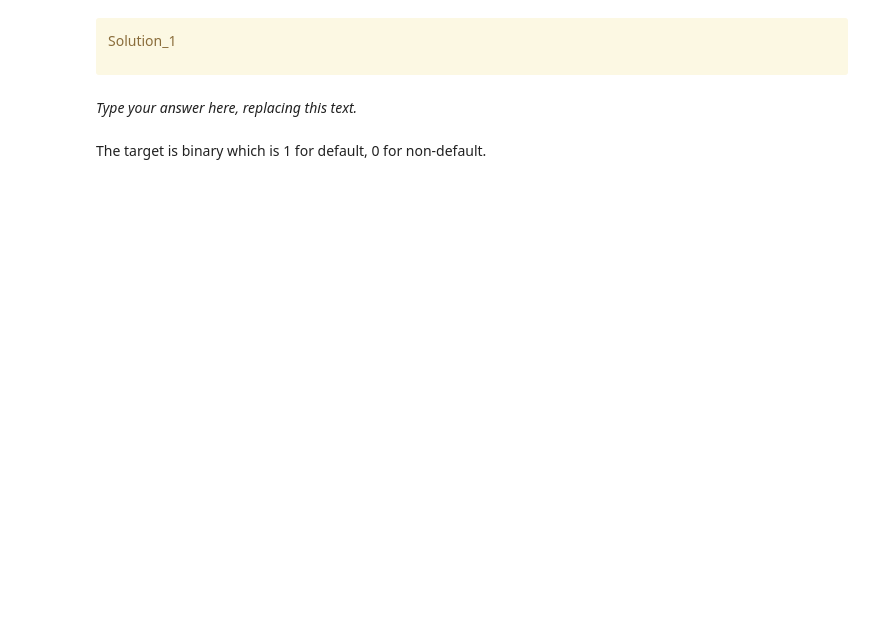
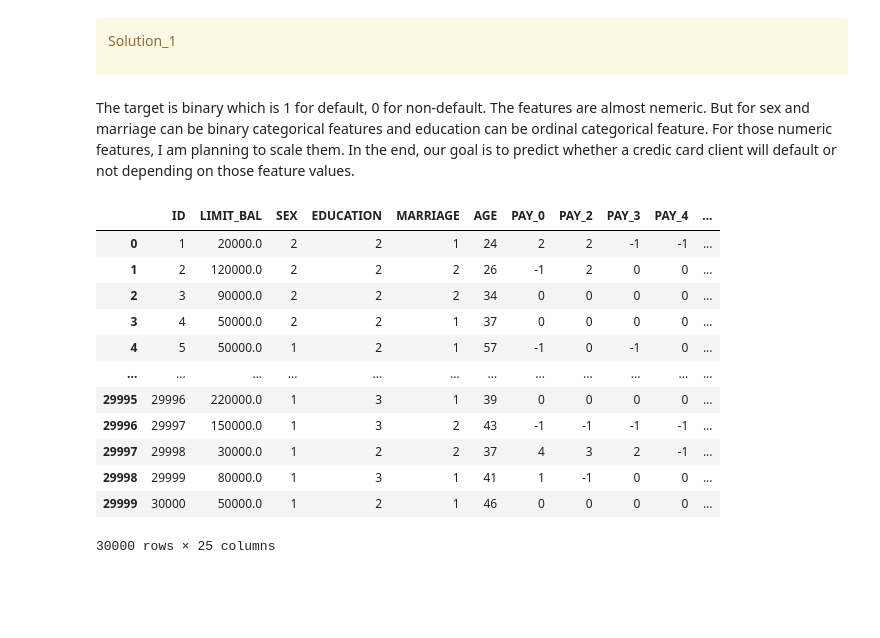
Before and after one commit to Nick-zhen/ML-Project, a Jupyter notebook: hw5/hw5.ipynb, the cells around one changed output. Saved outputs shown, nothing was run; the diff lists cells and outputs as text; code cells hidden in the pictures; blank space fills up the shorter version.

```diff
--- a/hw5/hw5.ipynb
+++ b/hw5/hw5.ipynb
@@ -129,10 +129,25 @@ For this problem, you will use [Default of Credit Card Clients Dataset](https://
 Solution_1
 
 </div>
-# %% [markdown]
-_Type your answer here, replacing this text._
-# %% [markdown]
-The target is binary which is 1 for default, 0 for non-default.
+# %% [markdown]
+The target is binary which is 1 for default, 0 for non-default. The features are almost nemeric. But for sex and marriage can be binary categorical features and education can be ordinal categorical feature. For those numeric features, I am planning to scale them. In the end, our goal is to predict whether a credic card client will default or not depending on those feature values.
+# %%
+data_frame = pd.read_csv("data/UCI_Credit_Card.csv")
+data_frame
+# %% [output]
+|  | ID | LIMIT_BAL | SEX | EDUCATION | MARRIAGE | AGE | PAY_0 | PAY_2 | PAY_3 | PAY_4 | ... |
+| 0 | 1 | 20000.0 | 2 | 2 | 1 | 24 | 2 | 2 | -1 | -1 | ... |
+| 1 | 2 | 120000.0 | 2 | 2 | 2 | 26 | -1 | 2 | 0 | 0 | ... |
+| 2 | 3 | 90000.0 | 2 | 2 | 2 | 34 | 0 | 0 | 0 | 0 | ... |
+| 3 | 4 | 50000.0 | 2 | 2 | 1 | 37 | 0 | 0 | 0 | 0 | ... |
+| 4 | 5 | 50000.0 | 1 | 2 | 1 | 57 | -1 | 0 | -1 | 0 | ... |
+| ... | ... | ... | ... | ... | ... | ... | ... | ... | ... | ... | ... |
+| 29995 | 29996 | 220000.0 | 1 | 3 | 1 | 39 | 0 | 0 | 0 | 0 | ... |
+| 29996 | 29997 | 150000.0 | 1 | 3 | 2 | 43 | -1 | -1 | -1 | -1 | ... |
+| 29997 | 29998 | 30000.0 | 1 | 2 | 2 | 37 | 4 | 3 | 2 | -1 | ... |
+| 29998 | 29999 | 80000.0 | 1 | 3 | 1 | 41 | 1 | -1 | 0 | 0 | ... |
+| 29999 | 30000 | 50000.0 | 1 | 2 | 1 | 46 | 0 | 0 | 0 | 0 | ... |
+30000 rows × 25 columns
 # %% [markdown]
 <!-- END QUESTION -->
 
```
